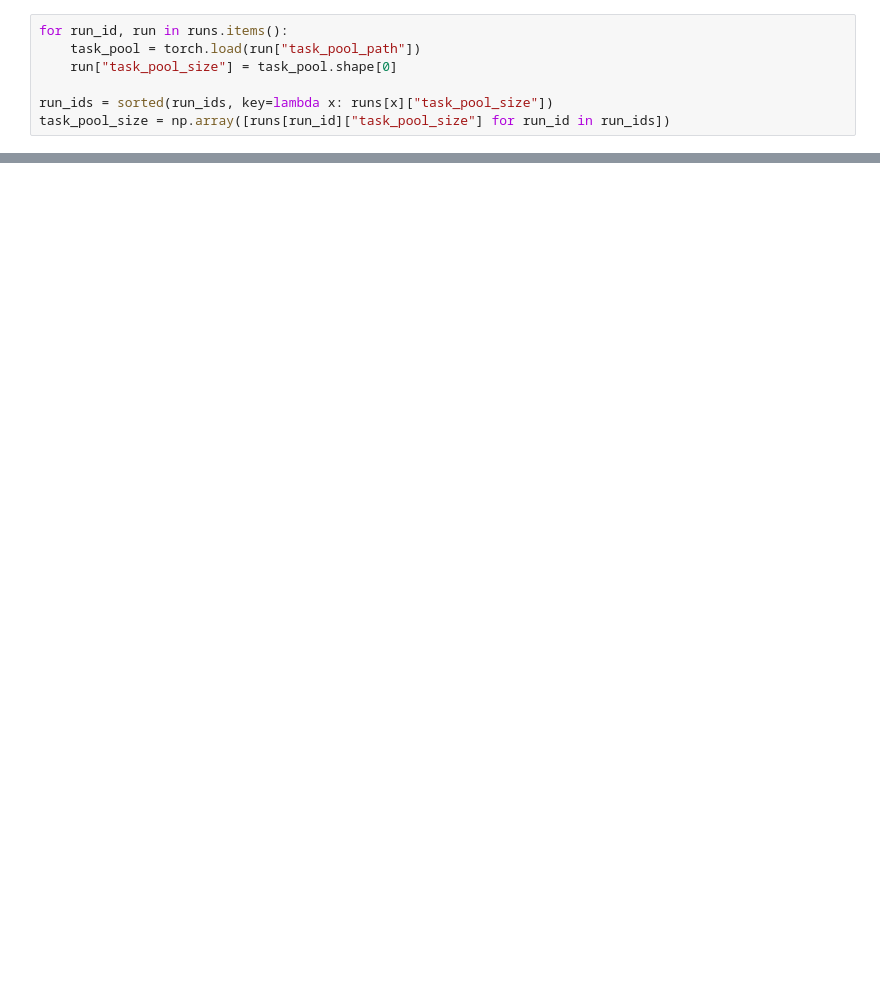
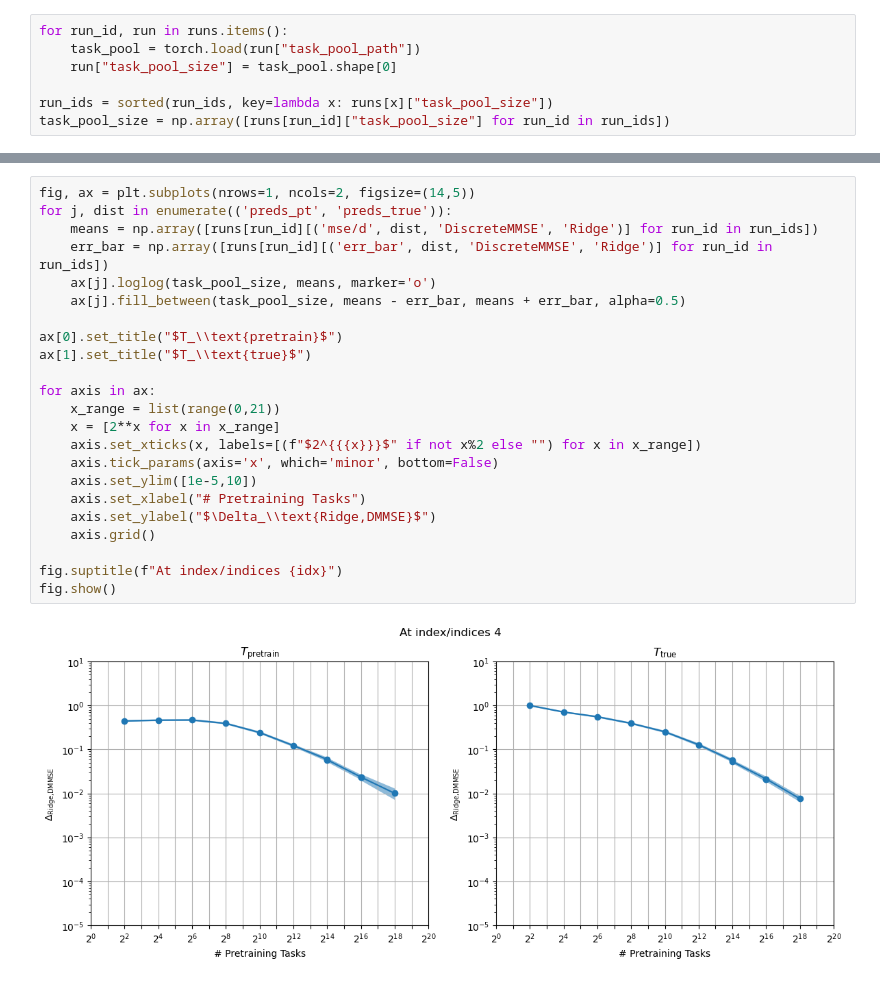
Before and after one commit to viktor-lundqvist/data-diversity-reproduction, a Jupyter notebook: src/validation.ipynb, the cells around one changed output, grey strips where cells are left out. Saved outputs shown, nothing was run; the diff lists cells and outputs as text; blank space fills up the shorter version.

```diff
--- a/src/validation.ipynb
+++ b/src/validation.ipynb
@@ -188,0 +226,25 @@ fig.show()
+# %%
+fig, ax = plt.subplots(nrows=1, ncols=2, figsize=(14,5))
+for j, dist in enumerate(('preds_pt', 'preds_true')):
+    means = np.array([runs[run_id][('mse/d', dist, 'DiscreteMMSE', 'Ridge')] for run_id in run_ids])
+    err_bar = np.array([runs[run_id][('err_bar', dist, 'DiscreteMMSE', 'Ridge')] for run_id in run_ids])
+    ax[j].loglog(task_pool_size, means, marker='o')
+    ax[j].fill_between(task_pool_size, means - err_bar, means + err_bar, alpha=0.5)
+
+ax[0].set_title("$T_\\text{pretrain}$")
+ax[1].set_title("$T_\\text{true}$")
+
+for axis in ax:
+    x_range = list(range(0,21))
+    x = [2**x for x in x_range]
+    axis.set_xticks(x, labels=[(f"$2^{{{x}}}$" if not x%2 else "") for x in x_range])
+    axis.tick_params(axis='x', which='minor', bottom=False)
+    axis.set_ylim([1e-5,10])
+    axis.set_xlabel("# Pretraining Tasks")
+    axis.set_ylabel("$\Delta_\\text{Ridge,DMMSE}$")
+    axis.grid()
+
+fig.suptitle(f"At index/indices {idx}")
+fig.show()
+# %% [output]
+[figure, added]
```
Also changed, not shown: parts of 7 cells of this notebook, 1 other file.
